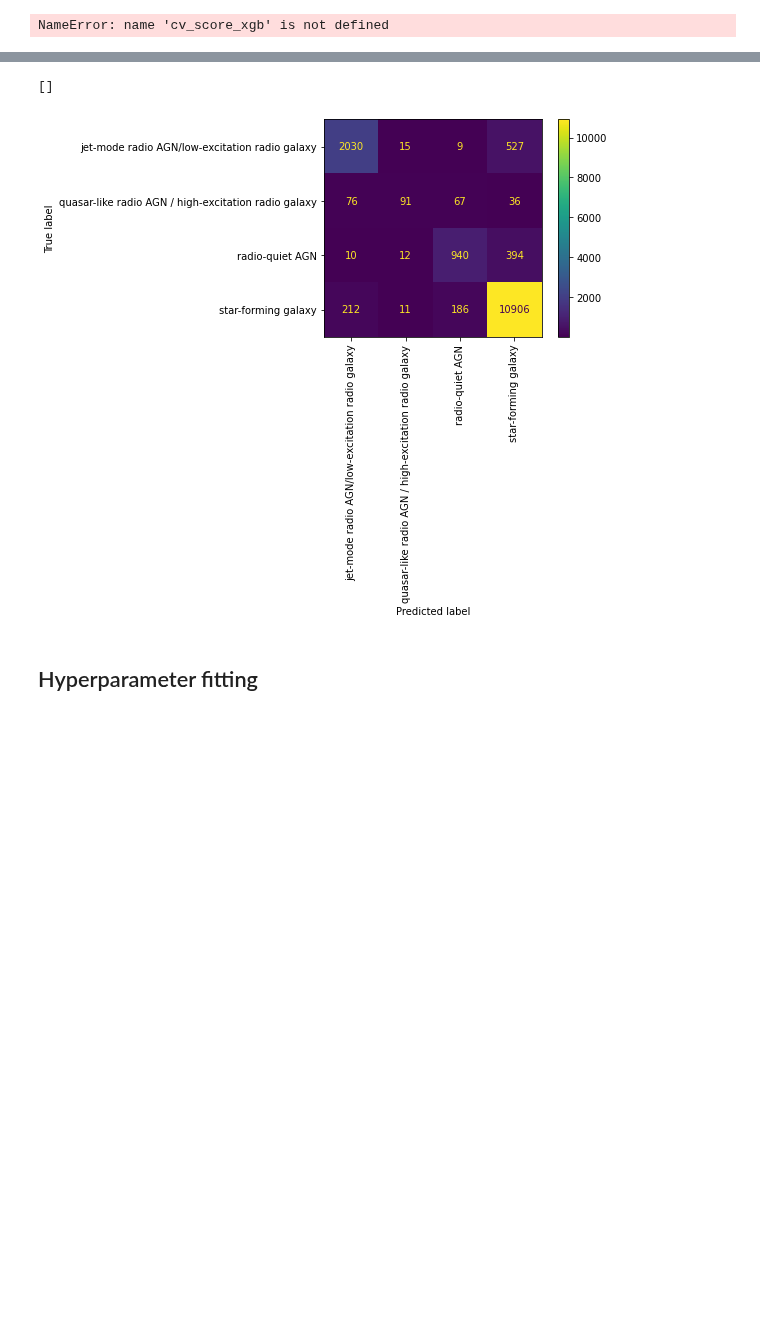
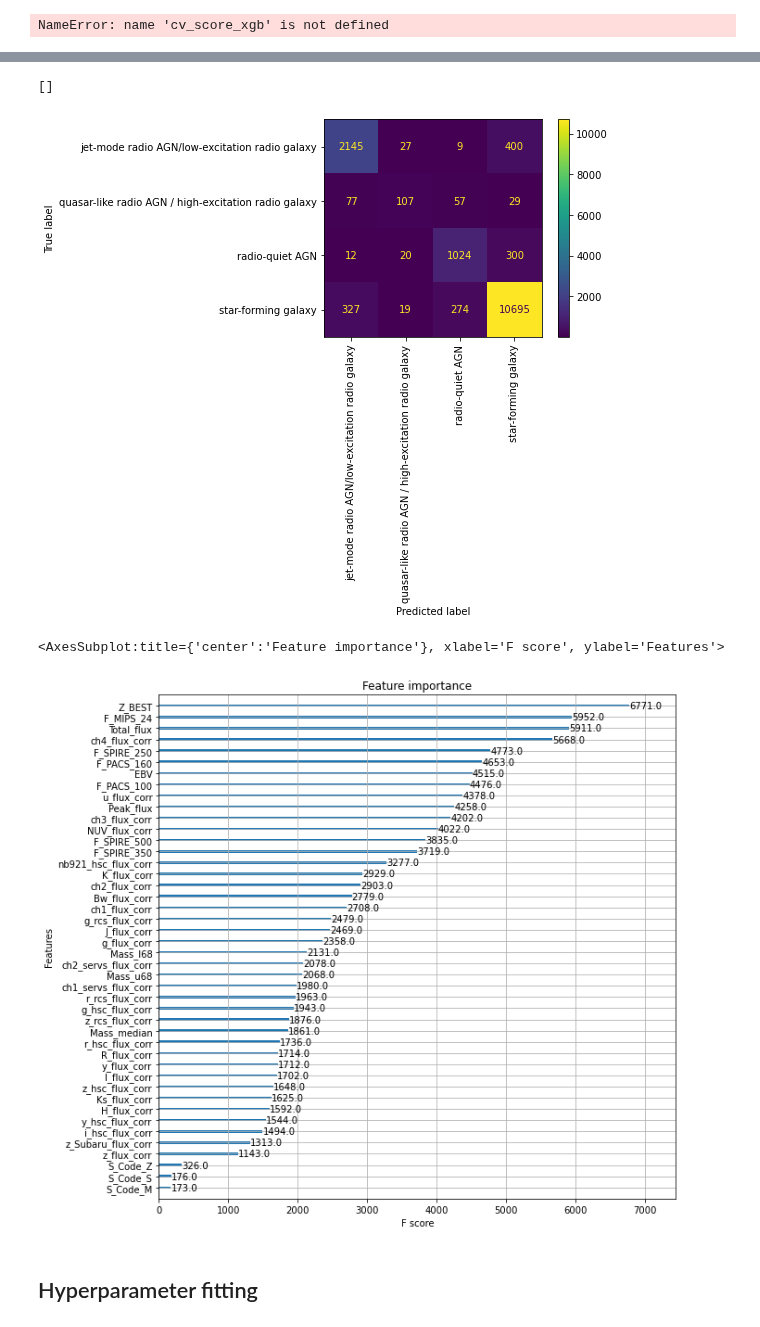
Before and after one commit to jespertjee/LOFAR_ML, a Jupyter notebook: Supervised/Fangyou/Preprocessed_data/Classification_Combined.ipynb, the cells around one changed output, grey strips where cells are left out. Cells and saved outputs as stored; diff of their text form; code cells hidden in the pictures; blank space fills up the shorter version.

```diff
--- a/Supervised/Fangyou/Preprocessed_data/Classification_Combined.ipynb
+++ b/Supervised/Fangyou/Preprocessed_data/Classification_Combined.ipynb
@@ -216,14 +219,17 @@ plt.plot()
 # XGBoost
 # %%
 model = XGBClassifier(use_label_encoder=False,
-                      max_depth=10,
+                      max_depth=8,
                       reg_alpha=0,
-                      min_child_weight=0.2,
-                      reg_lambda=3,
-                      gamma=0,
+                      min_child_weight=0.5,
+                      reg_lambda=1,
                       eta=0.3,
                       tree_method='exact',
-                      eval_metric='auc',
-                      n_estimators=1000, )
-bst = model.fit(X_train, y_train, early_stopping_rounds=20, eval_set=[(X_test, y_test)], verbose=True,)
+                      eval_metric=['merror', 'auc'],
+                      objective='multi:softprob',
+                      n_estimators=10000,
+                      early_stopping_rounds=50)
+bst = model.fit(X_train, y_train,
+                eval_set=[(X_test, y_test)], verbose=True,
+                sample_weight=classes_weights) # Maybe remove weight
 # %% [output]
@@ -272,7 +278,13 @@ plt.xticks(rotation = 90)
 plt.plot()
 # %% [output]
 []
-[figure, old version]
+[figure, new version]
+# %%
+fig, ax = plt.subplots(figsize=(10,10))
+xgb.plot_importance(model, ax=ax)
+# %% [output]
+<AxesSubplot:title={'center':'Feature importance'}, xlabel='F score', ylabel='Features'>
+[figure, added]
 # %% [markdown]
 ## Hyperparameter fitting
 # %%
```
Also changed, not shown: parts of 18 cells of this notebook.
